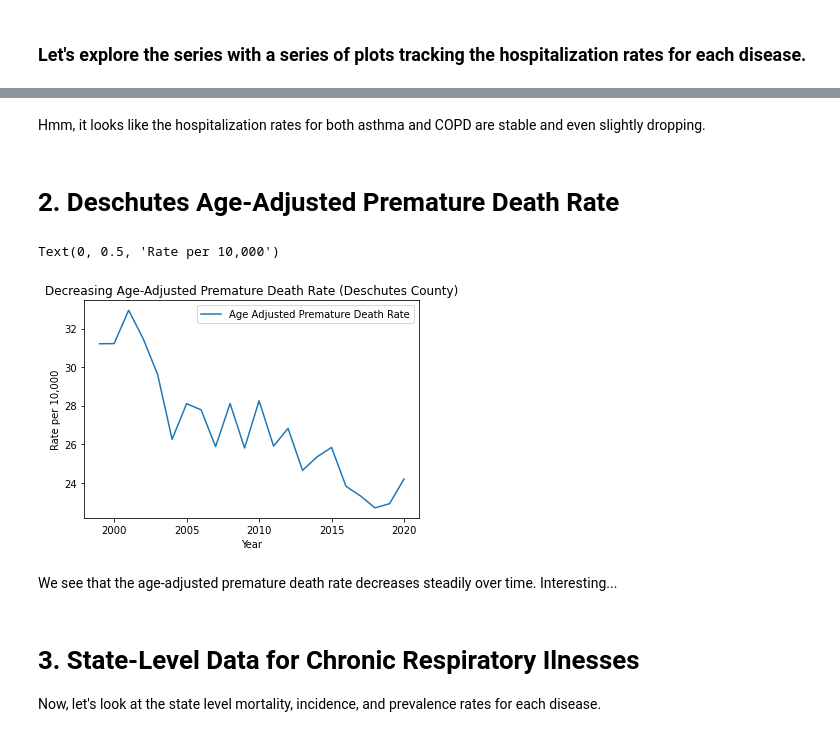
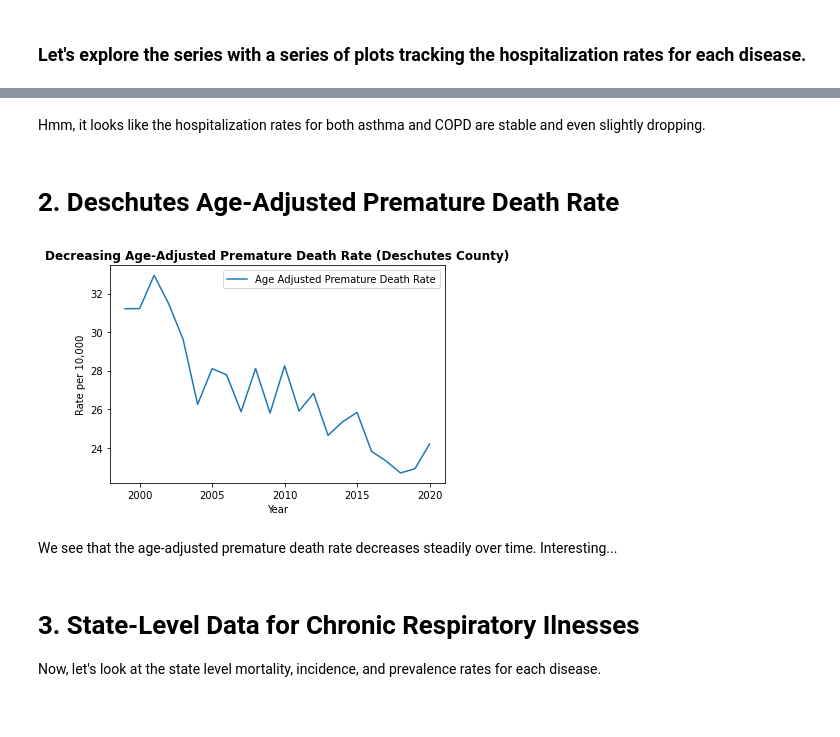
Before and after one commit to yashmanne/Wildfire-Analysis, a Jupyter notebook: Extension-Data_Exploration.ipynb, the cells around one changed output, grey strips where cells are left out. Cells and saved outputs as stored; diff of their text form; code cells hidden in the pictures.

```diff
--- a/Extension-Data_Exploration.ipynb
+++ b/Extension-Data_Exploration.ipynb
@@ -251,6 +251,6 @@ plt.legend(bbox_to_anchor=(1,1), title = "Rate Metric (Ages 25+ Only)")
 [figure]
-# %% [markdown]
-Hmm, it looks like the hospitalization rates for both asthma and COPD are stable and even slightly dropping.
+# %% [markdown]
+Hmm, it looks like the hospitalization rates for both asthma and COPD are stable and even slightly dropping.
 # %% [markdown]
 # 2. Deschutes Age-Adjusted Premature Death Rate
 # %%
@@ -270,14 +270,14 @@ deschutes_premature = deschutes_premature[['Year', 'Age Adjusted Premature Death
 # %%
 # Plot the Age-Adjusted Premature Death Rate
 deschutes_premature.set_index('Year').plot()
-plt.title("Decreasing Age-Adjusted Premature Death Rate (Deschutes County)")
+plt.title("Decreasing Age-Adjusted Premature Death Rate (Deschutes County)", weight='bold')
 plt.ylabel("Rate per 10,000")
 # plt.legend(bbox_to_anchor=(1,1), title = "Metric")
+plt.savefig("./output/Respiratory_Health_County_Premature_Mortality.png")
 # %% [output]
-Text(0, 0.5, 'Rate per 10,000')
-[figure, old version]
+[figure, new version]
-# %% [markdown]
-We see that the age-adjusted premature death rate decreases steadily over time. Interesting...
+# %% [markdown]
+We see that the age-adjusted premature death rate decreases steadily over time. Interesting...
 # %% [markdown]
 # 3. State-Level Data for Chronic Respiratory Ilnesses
 
```
Also changed, not shown: parts of 40 cells of this notebook, 2 other files.
